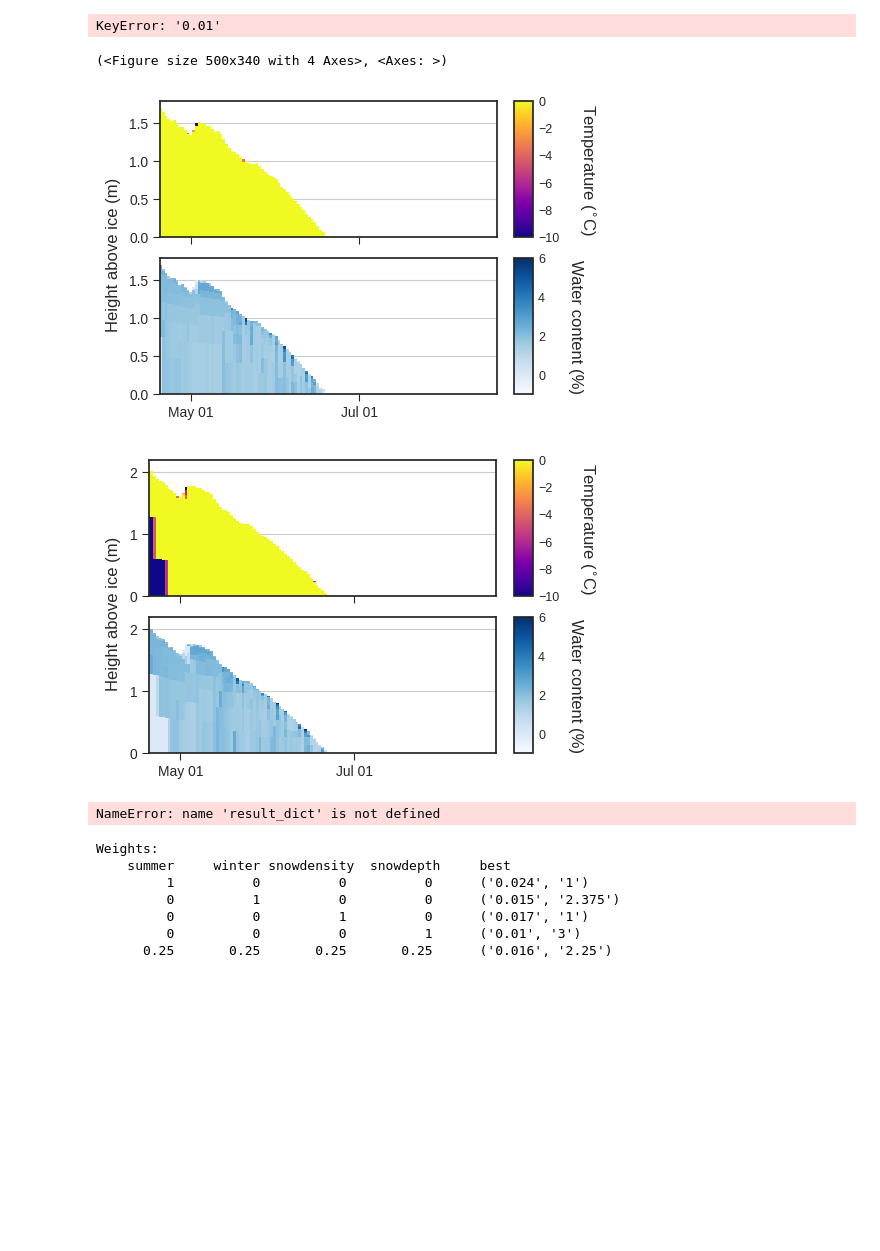
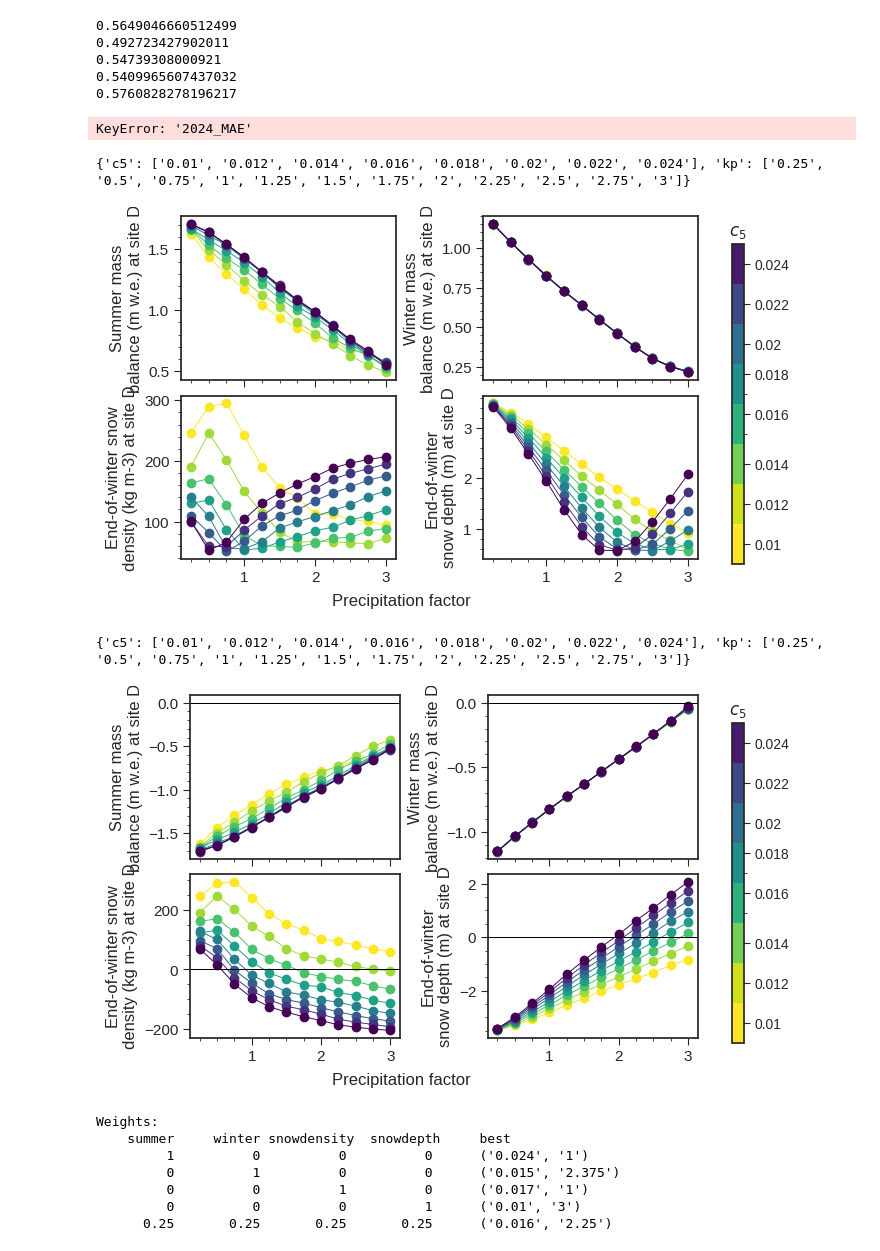
Before and after one commit to clairevwilson/PyGEM-EB, a Jupyter notebook: figs_results.ipynb, the cells around one changed output. Saved outputs shown, nothing was run; the diff lists cells and outputs as text; code cells hidden in the pictures; blank space fills up the shorter version.

```diff
--- a/figs_results.ipynb
+++ b/figs_results.ipynb
@@ -35,9 +30,17 @@ plt.legend()
+# %%
+for c5 in ['0.01','0.012','0.024','0.016','0.018']:
+    ds = gsproc.get_any(result_dict,c5,'3','D')
+    print(seasonal_mass_balance(ds)[1])
+# %% [output]
+0.5649046660512499
+0.492723427902011
+0.54739308000921
+0.5409965607437032
+0.5760828278196217
 # %%
 # ===== GET RESULTS DICT =====
 # gsproc.process_runs('long', sites='all')                  # This function re-creates each individual run .pkl and thus takes ~60 minutes in series
-result_dict = gsproc.get_result_dict(force_redo=True)      # Add force_redo=True to recompile the result dictionaries
+result_dict = gsproc.get_result_dict(force_redo='long')                      # Add force_redo=True to recompile the result dictionaries
-# %% [output]
-KeyError: '0.01'
 # %%
 # ===== NORMALIZE =====
 lim_percentile = 75
@@ -46,26 +49,20 @@ error_lims = {}
 for err in all_error:
     error_lims[err] = gsproc.get_percentile(result_dict, err, lim_percentile)
 result_dict = gsproc.add_normalized(result_dict, error_lims=error_lims)
+# %% [output]
+KeyError: '2024_MAE'
 # %%
 # ===== DEFINE LIST OF ERRORS TO PERFORM CALIBRATION =====
 error_list = ['summer','winter','snowdensity','snowdepth']
-# %%
-no_pen = xr.open_dataset('../Output/gulkanaA_2025_07_29_1.nc')
-w_pen = xr.open_dataset('../Output/gulkanaA_2025_07_29_2.nc')
-# print(seasonal_mass_balance(no_pen, out='data')[3])
-# print(seasonal_mass_balance(w_pen, out='data')[3])
-visualize_layers(w_pen, pd.date_range('2001-04-20','2001-08-20'),['layertemp','layerwater'])
-visualize_layers(no_pen, pd.date_range('2001-04-20','2001-08-20'),['layertemp','layerwater'])
-# %% [output]
-(<Figure size 500x340 with 4 Axes>, <Axes: >)
-[figure, removed]
-[figure, removed]
 # %%
 # ===== MULTI-PANEL TRADEOFFS =====
 gsplot.plot_tradeoffs(result_dict,error_list,savefig=True,site='D')
-gsplot.plot_tradeoffs(result_dict,error_list,metric='ME',savefig=True,site='mean')
+gsplot.plot_tradeoffs(result_dict,error_list,metric='ME',savefig=True,site='D')
 # %% [output]
-NameError: name 'result_dict' is not defined
+{'c5': ['0.01', '0.012', '0.014', '0.016', '0.018', '0.02', '0.022', '0.024'], 'kp': ['0.25', '0.5', '0.75', '1', '1.25', '1.5', '1.75', '2', '2.25', '2.5', '2.75', '3']}
+[figure, added]
+{'c5': ['0.01', '0.012', '0.014', '0.016', '0.018', '0.02', '0.022', '0.024'], 'kp': ['0.25', '0.5', '0.75', '1', '1.25', '1.5', '1.75', '2', '2.25', '2.5', '2.75', '3']}
+[figure, added]
 # %%
 # ===== FIND PARETO FRONTS AND PLOT AN EXAMPLE =====
 fp_pickle = 'pebsi/processing/pareto_results_7_26.pkl'
```
Also changed, not shown: parts of 3 cells of this notebook, 10 other files.
